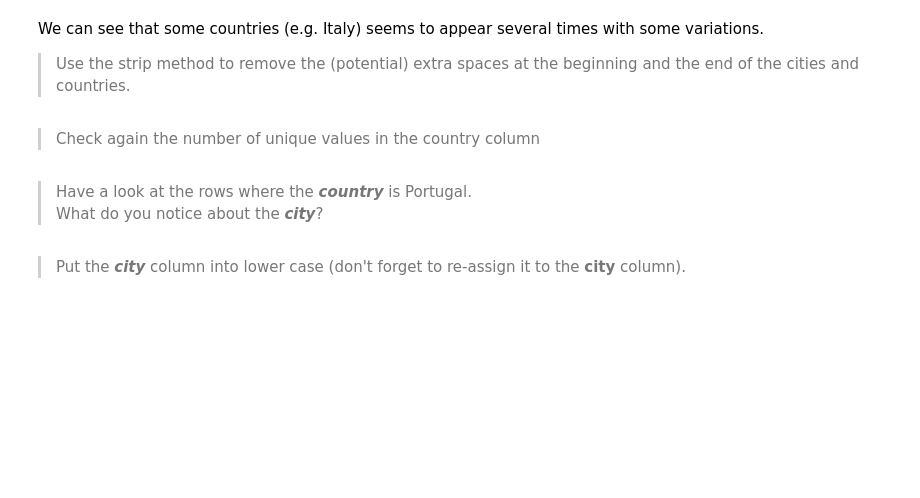
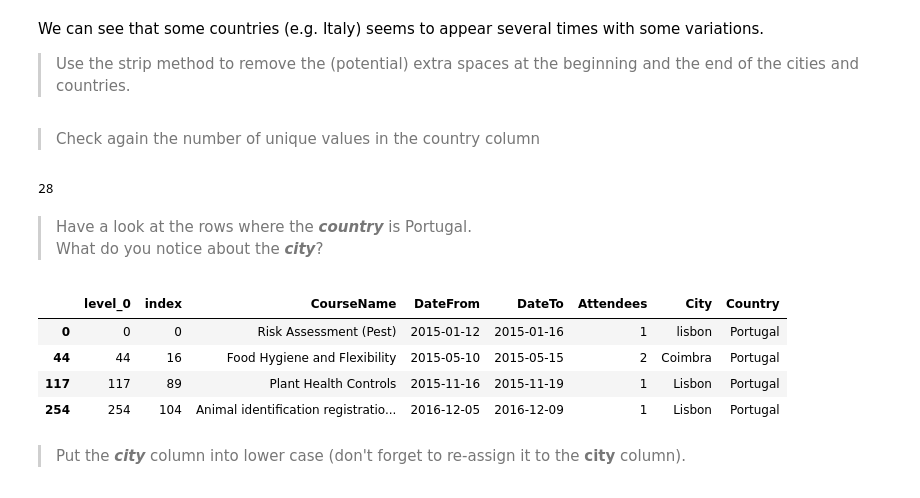
Before and after one commit to biljana-zobenica/beginners-data-workshop, a Jupyter notebook: notebooks/5. More Pandas.ipynb, the cells around one changed output. Saved outputs shown, nothing was run; the diff lists cells and outputs as text; code cells hidden in the pictures; blank space fills up the shorter version.

```diff
--- a/notebooks/5. More Pandas.ipynb
+++ b/notebooks/5. More Pandas.ipynb
@@ -251,11 +340,23 @@ We can see that some countries (e.g. Italy) seems to appear several times with s
 # %load ../solutions/05_21.py
 # %% [markdown]
    >Check again the number of unique values in the country column
+# %%
+df['Country'].nunique()
+# %% [output]
+28
 # %%
 # %load ../solutions/05_22.py
 # %% [markdown]
 >Have a look at the rows where the ***country*** is Portugal.
 What do you notice about the ***city***?
+# %%
+df[df['Country'] == 'Portugal']
+# %% [output]
+|  | level_0 | index | CourseName | DateFrom | DateTo | Attendees | City | Country |
+| 0 | 0 | 0 | Risk Assessment (Pest) | 2015-01-12 | 2015-01-16 | 1 | lisbon | Portugal |
+| 44 | 44 | 16 | Food Hygiene and Flexibility | 2015-05-10 | 2015-05-15 | 2 | Coimbra | Portugal |
+| 117 | 117 | 89 | Plant Health Controls | 2015-11-16 | 2015-11-19 | 1 | Lisbon | Portugal |
+| 254 | 254 | 104 | Animal identification registratio... | 2016-12-05 | 2016-12-09 | 1 | Lisbon | Portugal |
 # %%
 # %load ../solutions/05_23.py
 # %% [markdown]
```
Also changed, not shown: parts of 13 cells of this notebook.
